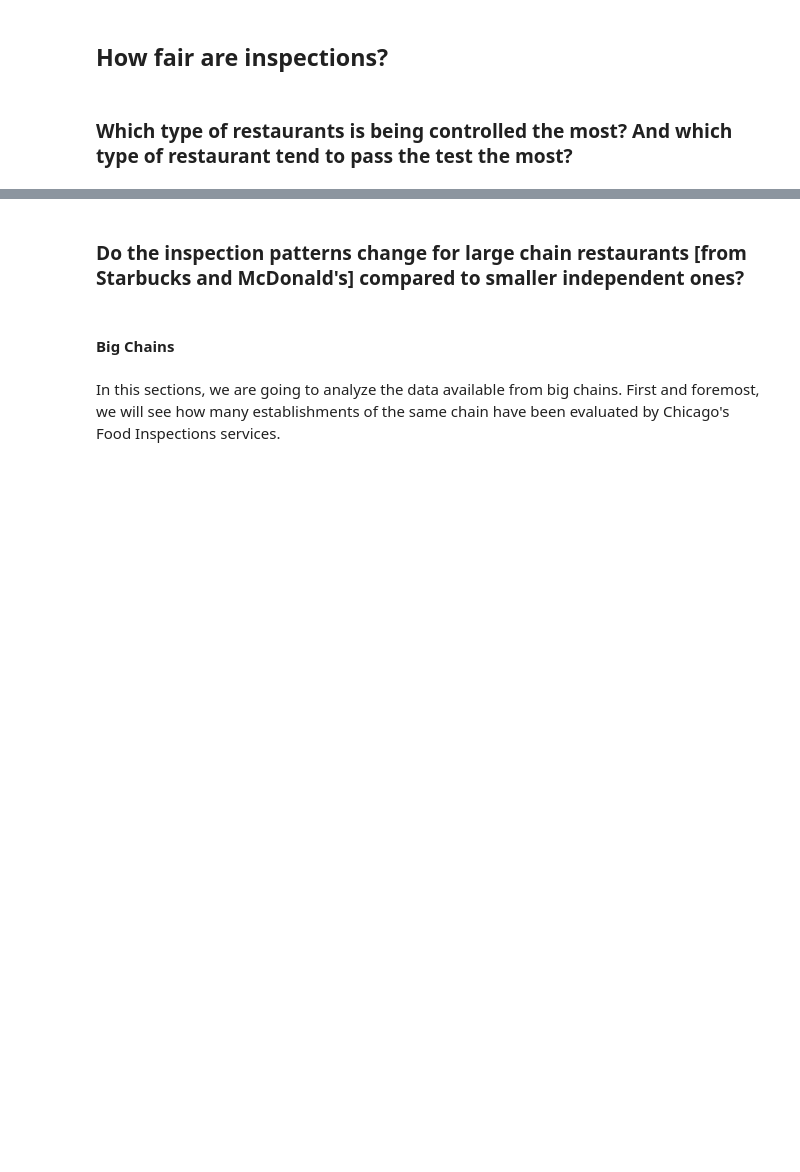
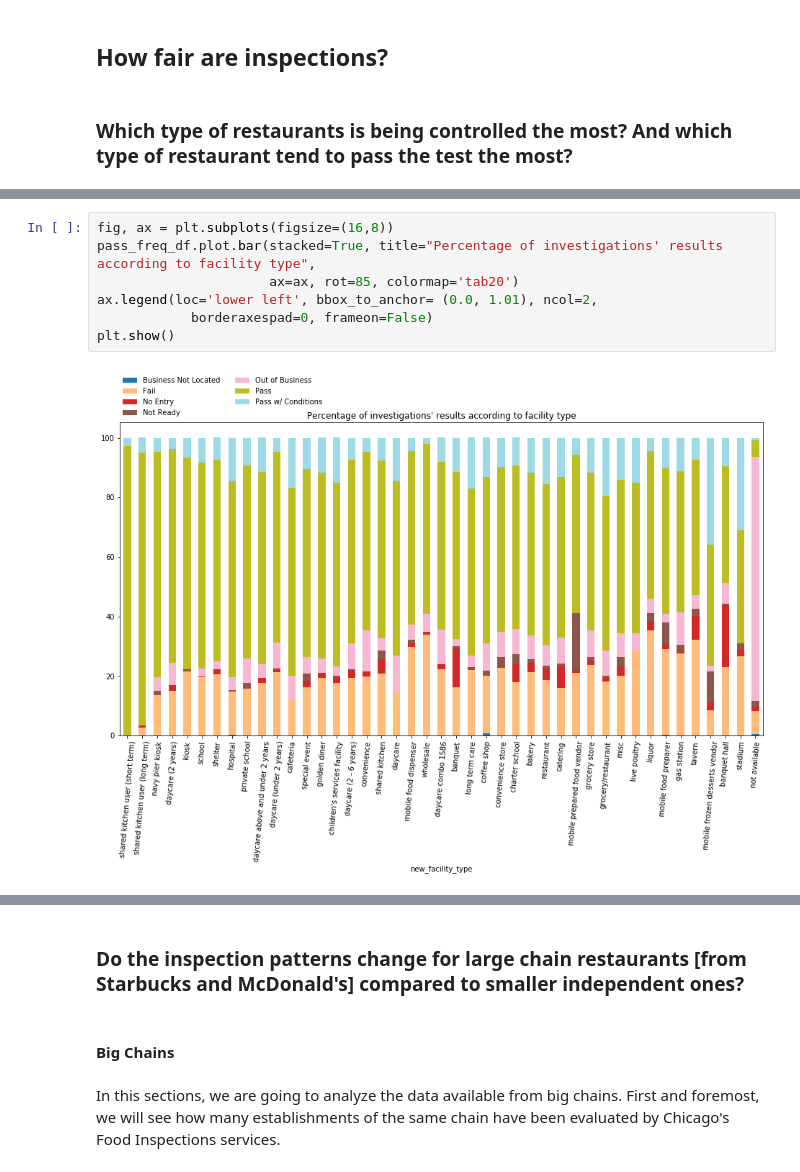
Before and after one commit to MNabegh/ADAknow, a Jupyter notebook: analysis.ipynb, the cells around one changed output, grey strips where cells are left out. Saved outputs shown, nothing was run; the diff lists cells and outputs as text; blank space fills up the shorter version.

```diff
--- a/analysis.ipynb
+++ b/analysis.ipynb
@@ -1703,0 +1787,9 @@ calculate the ratios of pass/fail for each facility type
+# %%
+fig, ax = plt.subplots(figsize=(16,8))
+pass_freq_df.plot.bar(stacked=True, title="Percentage of investigations' results according to facility type",
+                      ax=ax, rot=85, colormap='tab20')
+ax.legend(loc='lower left', bbox_to_anchor= (0.0, 1.01), ncol=2,
+            borderaxespad=0, frameon=False)
+plt.show()
+# %% [output]
+[figure, added]
```
Also changed, not shown: parts of 22 cells of this notebook.
